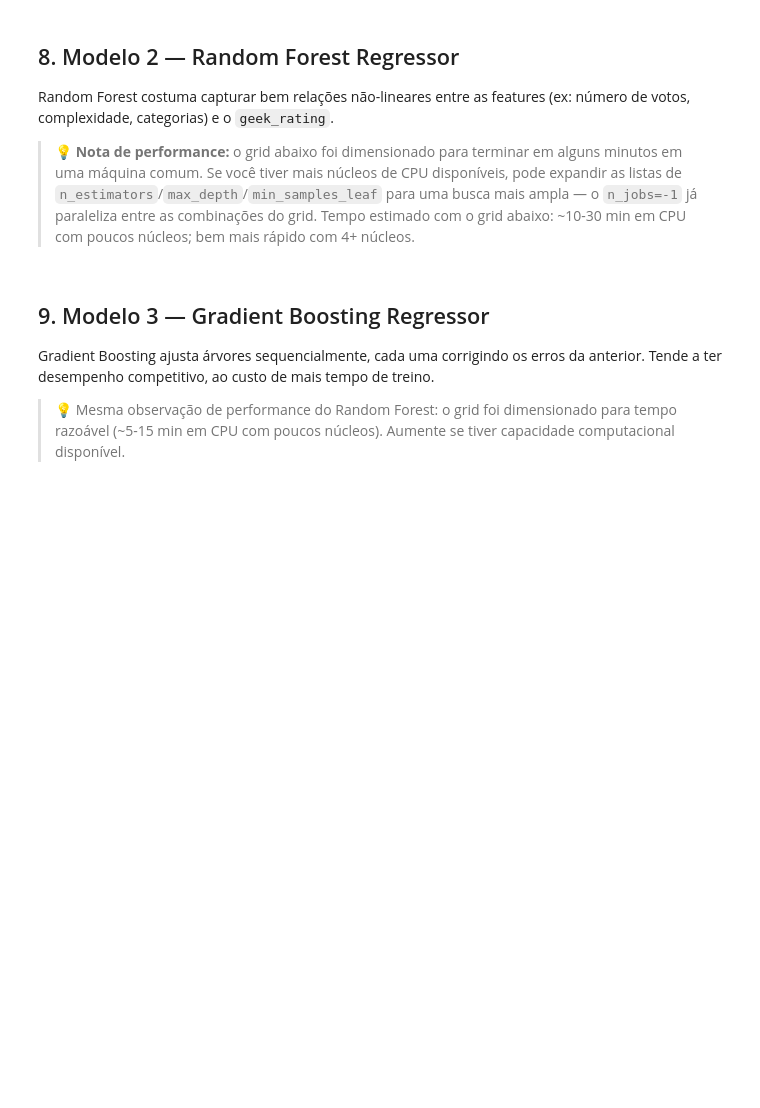
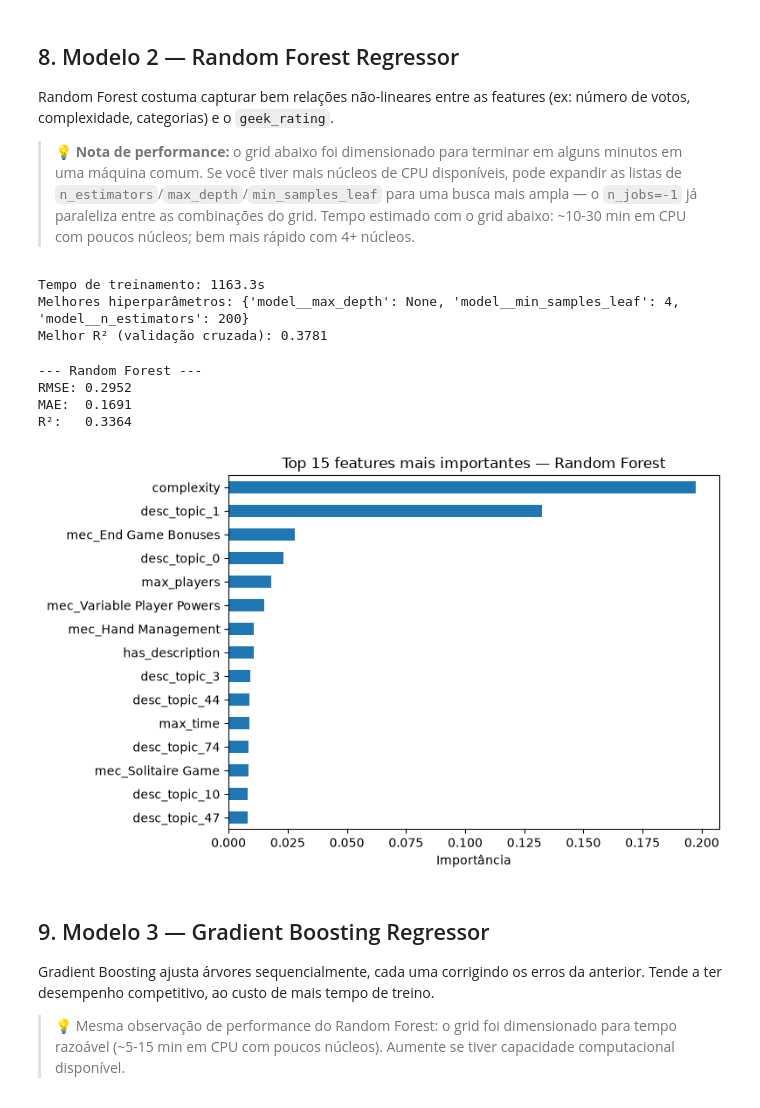
Before and after one commit to GabrielAquarius/trabalho_machine_learning, a Jupyter notebook: treinamento_modelos.ipynb, the cells around one changed output. Cells and saved outputs as stored; diff of their text form; code cells hidden in the pictures; blank space fills up the shorter version.

```diff
--- a/treinamento_modelos.ipynb
+++ b/treinamento_modelos.ipynb
@@ -44,5 +46,5 @@ Carregamos `bgg_normalized.csv`, gerado pelo notebook `normalization.ipynb`. A b
 # %%
-df = pd.read_csv("bgg_normalized.csv")
+df = pd.read_csv("bgg_dataset_tratado.csv")
 
 print(f"Shape: {df.shape[0]:,} linhas x {df.shape[1]} colunas")
 print(f"Valores nulos totais: {df.isna().sum().sum()}")
@@ -147,14 +203,20 @@ def avaliar_regressao(nome_modelo, modelo, X_test, y_test):
 
 Modelo baseline. O grid de hiperparâmetros é pequeno (a Regressão Linear tem poucos parâmetros relevantes), mas ainda assim passamos pelo `GridSearchCV` para manter a metodologia consistente entre os modelos.
 # %%
+# Criando o Pipeline
+pipeline_linear = Pipeline([
+    ('scaler', StandardScaler()),
+    ('model', LinearRegression())
+])
+
 param_grid_linear = {
-    "fit_intercept": [True, False],
-    "positive": [True, False],
+    "model__fit_intercept": [True, False],
+    "model__positive": [True, False],
 }
 
 t0 = time.time()
 grid_linear = GridSearchCV(
-    estimator=LinearRegression(),
+    estimator=pipeline_linear,
     param_grid=param_grid_linear,
     cv=5,
     scoring="r2",
@@ -175,15 +246,20 @@ Random Forest costuma capturar bem relações não-lineares entre as features (e
 
 > 💡 **Nota de performance:** o grid abaixo foi dimensionado para terminar em alguns minutos em uma máquina comum. Se você tiver mais núcleos de CPU disponíveis, pode expandir as listas de `n_estimators`/`max_depth`/`min_samples_leaf` para uma busca mais ampla — o `n_jobs=-1` já paraleliza entre as combinações do grid. Tempo estimado com o grid abaixo: ~10-30 min em CPU com poucos núcleos; bem mais rápido com 4+ núcleos.
 # %%
+pipeline_rf = Pipeline([
+    ('scaler', StandardScaler()),
+    ('model', RandomForestRegressor(random_state=RANDOM_STATE, n_jobs=1))
+])
+
 param_grid_rf = {
-    "n_estimators": [100, 200],
-    "max_depth": [8, 12, None],
-    "min_samples_leaf": [1, 4],
+    "model__n_estimators": [100, 200],
+    "model__max_depth": [8, 12, None],
+    "model__min_samples_leaf": [1, 4],
 }
 
 t0 = time.time()
 grid_rf = GridSearchCV(
-    estimator=RandomForestRegressor(random_state=RANDOM_STATE, n_jobs=1),
+    estimator=pipeline_rf,
     param_grid=param_grid_rf,
     cv=3,
     scoring="r2",
@@ -194,20 +270,32 @@ grid_rf.fit(X_train, y_train_reg)
 print(f"Tempo de treinamento: {time.time() - t0:.1f}s")
 print(f"Melhores hiperparâmetros: {grid_rf.best_params_}")
 print(f"Melhor R² (validação cruzada): {grid_rf.best_score_:.4f}")
+# %% [output]
+Tempo de treinamento: 1163.3s
+Melhores hiperparâmetros: {'model__max_depth': None, 'model__min_samples_leaf': 4, 'model__n_estimators': 200}
+Melhor R² (validação cruzada): 0.3781
 # %%
 modelo_rf = grid_rf.best_estimator_
 resultado_rf = avaliar_regressao("Random Forest", modelo_rf, X_test, y_test_reg)
+# %% [output]
+--- Random Forest ---
+RMSE: 0.2952
+MAE:  0.1691
+R²:   0.3364
 # %%
-# Importância das features (Random Forest)
-importancias = pd.Series(modelo_rf.feature_importances_, index=X_train.columns)
+# Importância das features (Random Forest extraído do pipeline)
+modelo_rf_extraido = modelo_rf.named_steps['model']
+importancias = pd.Series(modelo_rf_extraido.feature_importances_, index=X_train.columns)
 top15 = importancias.sort_values(ascending=False).head(15)
 
 plt.figure(figsize=(8, 5))
 top15.sort_values().plot(kind="barh")
 plt.title("Top 15 features mais importantes — Random Forest")
 plt.xlabel("Importância")
 plt.tight_layout()
 plt.show()
+# %% [output]
+[figure, added]
 # %% [markdown]
 ## 9. Modelo 3 — Gradient Boosting Regressor
 
```
Also changed, not shown: parts of 21 cells of this notebook, 5 other files.
